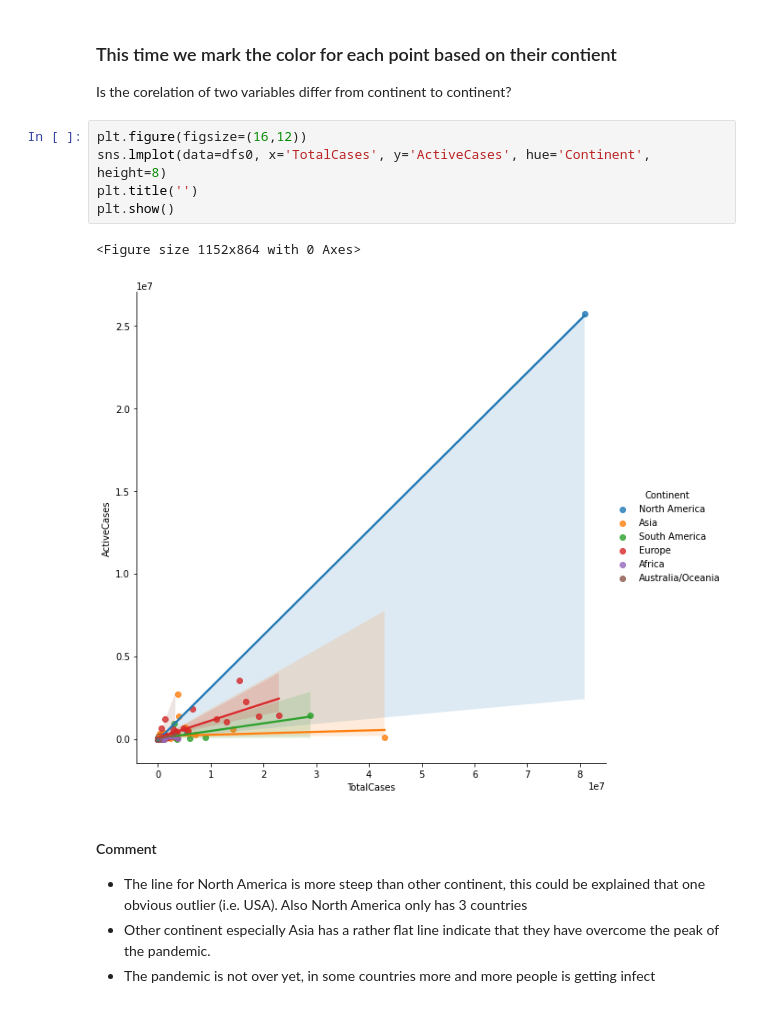
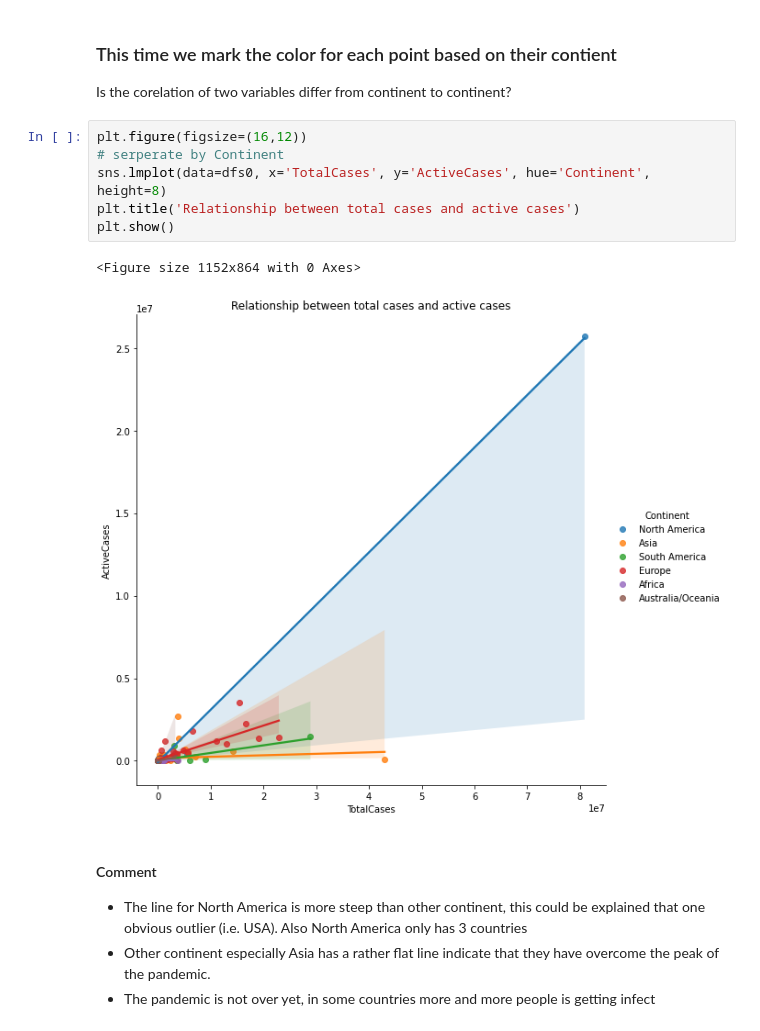
Before and after one commit to ndkhoa0704/Worldometers-explorer, a Jupyter notebook: Hung.ipynb, the cells around one changed output. Drawn from its saved outputs; the diff is of its cells as text.

```diff
--- a/Hung.ipynb
+++ b/Hung.ipynb
@@ -143,12 +150,13 @@ plt.show()
 Is the corelation of two variables differ from continent to continent?
 # %%
 plt.figure(figsize=(16,12))
+# serperate by Continent
 sns.lmplot(data=dfs0, x='TotalCases', y='ActiveCases', hue='Continent', height=8)
-plt.title('')
+plt.title('Relationship between total cases and active cases')
 plt.show()
 # %% [output]
 <Figure size 1152x864 with 0 Axes>
-[figure, old version]
+[figure, new version]
 # %% [markdown]
 #### Comment
 
```
Also changed, not shown: parts of 8 cells of this notebook.
